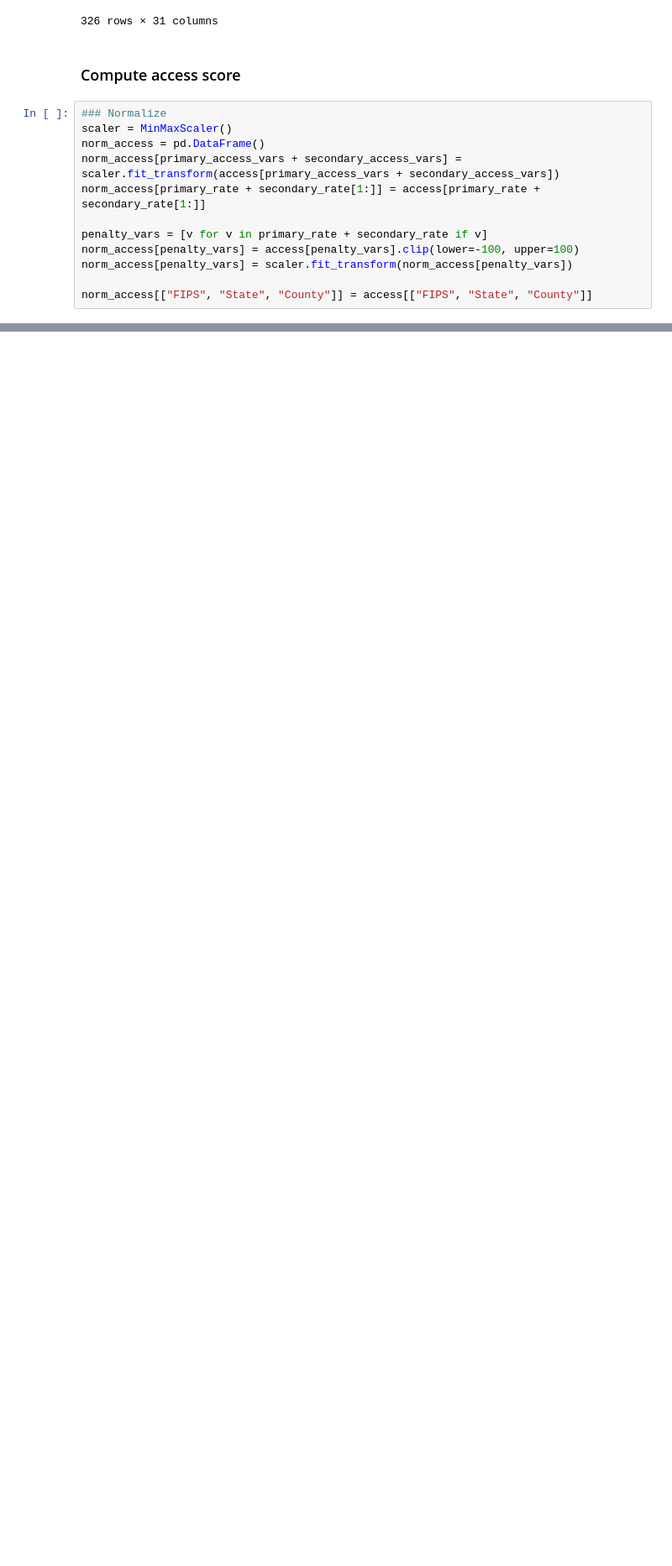
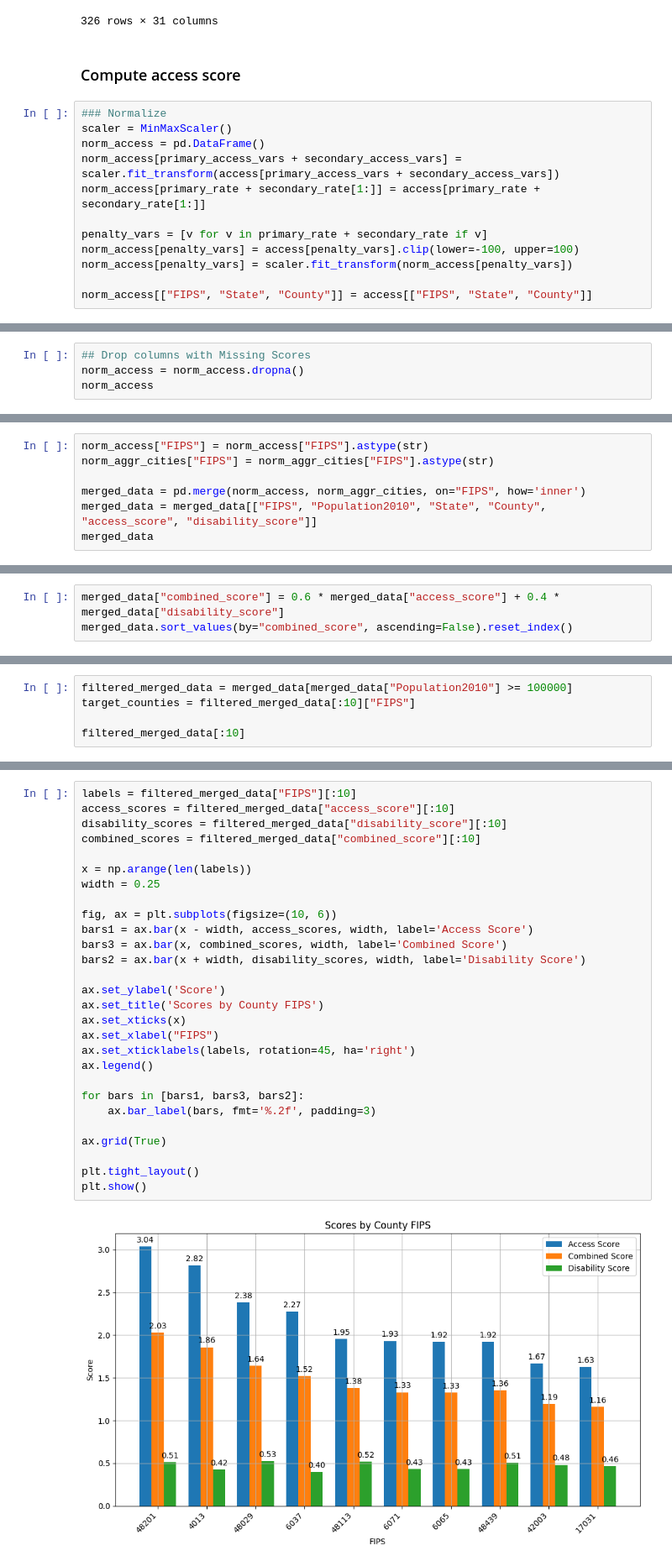
Before and after one commit to wylliamunlimited/food-access-analysis, a Jupyter notebook: data-analysis.ipynb, the cells around one changed output, grey strips where cells are left out. Shown: that part at 84% size. Cells and saved outputs as stored; diff of their text form; blank space fills up the shorter version.

Commit message:
Trend analysis completed - access & disability broken down

```diff
--- a/data-analysis.ipynb
+++ b/data-analysis.ipynb
@@ -535,0 +523,4 @@ norm_access.sort_values(by="AccessScore", ascending=False)
+# %%
+## Drop columns with Missing Scores
+norm_access = norm_access.dropna()
+norm_access
@@ -535,0 +576,7 @@ norm_access.sort_values(by="AccessScore", ascending=False)
+# %%
+norm_access["FIPS"] = norm_access["FIPS"].astype(str)
+norm_aggr_cities["FIPS"] = norm_aggr_cities["FIPS"].astype(str)
+
+merged_data = pd.merge(norm_access, norm_aggr_cities, on="FIPS", how='inner')
+merged_data = merged_data[["FIPS", "Population2010", "State", "County", "access_score", "disability_score"]]
+merged_data
@@ -535,0 +597,3 @@ norm_access.sort_values(by="AccessScore", ascending=False)
+# %%
+merged_data["combined_score"] = 0.6 * merged_data["access_score"] + 0.4 * merged_data["disability_score"]
+merged_data.sort_values(by="combined_score", ascending=False).reset_index()
@@ -535,0 +619,5 @@ norm_access.sort_values(by="AccessScore", ascending=False)
+# %%
+filtered_merged_data = merged_data[merged_data["Population2010"] >= 100000]
+target_counties = filtered_merged_data[:10]["FIPS"]
+
+filtered_merged_data[:10]
@@ -535,0 +636,30 @@ norm_access.sort_values(by="AccessScore", ascending=False)
+# %%
+labels = filtered_merged_data["FIPS"][:10]
+access_scores = filtered_merged_data["access_score"][:10]
+disability_scores = filtered_merged_data["disability_score"][:10]
+combined_scores = filtered_merged_data["combined_score"][:10]
+
+x = np.arange(len(labels))
+width = 0.25
+
+fig, ax = plt.subplots(figsize=(10, 6))
+bars1 = ax.bar(x - width, access_scores, width, label='Access Score')
+bars3 = ax.bar(x, combined_scores, width, label='Combined Score')
+bars2 = ax.bar(x + width, disability_scores, width, label='Disability Score')
+
+ax.set_ylabel('Score')
+ax.set_title('Scores by County FIPS')
+ax.set_xticks(x)
+ax.set_xlabel("FIPS")
+ax.set_xticklabels(labels, rotation=45, ha='right')
+ax.legend()
+
+for bars in [bars1, bars3, bars2]:
+    ax.bar_label(bars, fmt='%.2f', padding=3)
+
+ax.grid(True)
+
+plt.tight_layout()
+plt.show()
+# %% [output]
+[figure, added]
```
Also changed, not shown: parts of 40 cells of this notebook, 1 other file.
